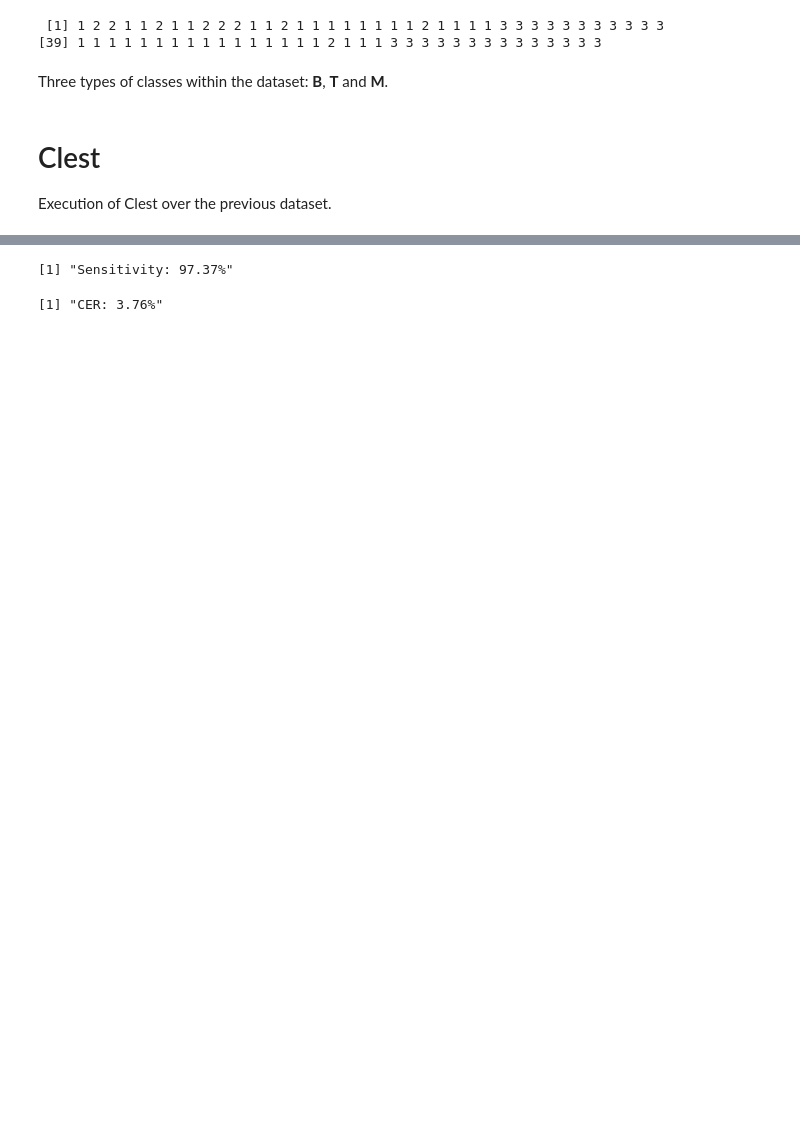
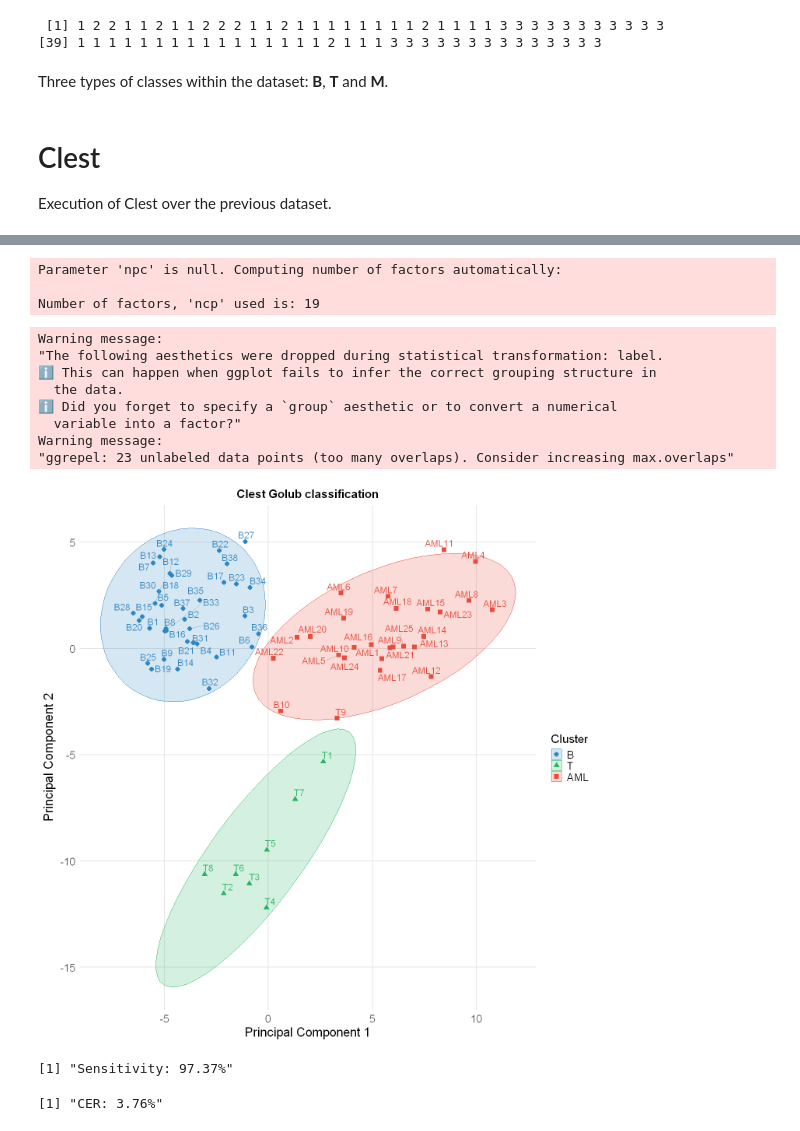
Before and after one commit to neobernad/evaluomeR, a Jupyter notebook: notebooks/use_cases/golub-clusterAnalysis-clest.ipynb, the cells around one changed output, grey strips where cells are left out. Saved outputs shown, nothing was run; the diff lists cells and outputs as text; code cells hidden in the pictures; blank space fills up the shorter version.

```diff
--- a/notebooks/use_cases/golub-clusterAnalysis-clest.ipynb
+++ b/notebooks/use_cases/golub-clusterAnalysis-clest.ipynb
@@ -84,5 +83,7 @@ Three types of classes within the dataset: **B**, **T** and **M**.
 Execution of Clest over the previous dataset.
 # %%
 dataset_matrix = as.matrix(dataset[, -1])
-clest_result = clusterAnalysis::clest(dataset_matrix, maxK=10, pmax=0.05, dmin=0.05, B=20,B0=20, clusterAlg=myPam, rho=2/3, similarity=dendextend::FM_index_R)
+clest_result = clusterAnalysis::clest(dataset_matrix, maxK=10, pmax=0.05, dmin=0.05, B=20,B0=20,
+                                      clusterAlg=myPam, rho=2/3, similarity=dendextend::FM_index_R, verbose=FALSE)
+message(paste0("Clest optimal k: ", clest_result$kopt))
 # %% [output]
@@ -106,7 +91,68 @@ clest_result = clusterAnalysis::clest(dataset_matrix, maxK=10, pmax=0.05, dmin=0
 # %%
-# Golub
-pa = cluster::pam(dataset_matrix, 3)
+pa = cluster::pam(dataset_matrix, clest_result$kopt)
 predicted = pa$clustering
+# %%
+dataset["Cluster"] = as.factor(as.numeric(predicted))
+pca_matrix = dataset %>% select(-Cluster)
+r_pca = evaluomeR::performPCA(dataset = pca_matrix)
+pca_df = r_pca$dataset_ncp
+pca_df$Cluster <- as.factor(dataset$Cluster)
+pca_df$Description <- dataset$Description
+# %% [output]
+Parameter 'npc' is null. Computing number of factors automatically:
+
+Number of factors, 'ncp' used is: 19
+# %%
+cluster_colors =  c("#2E86C1", "#28B463", "#E74C3C", "#9B59B6", "#f95d6a",
+                                    "#7F8C8D", "#FF5733", "#8E44AD", "#003f5c", "#ffa600")
+
+cluster_shapes = c(16, 17, 15, 18, 19)
+cluster_labels = c("B", "T", "AML")
+
+ggplot(pca_df, aes(x = Dim.1, y = Dim.2, shape = Cluster, color = Cluster, label = Description)) +
+  geom_point(size = 3) +
+  geom_text_repel(
+    vjust = 1,
+    hjust = 1,
+    size = 5,
+    show.legend = FALSE,
+    point.padding = 0.4,
+    box.padding = 0.25,
+    max.overlaps = 10,
+    segment.color = "grey70",
+    segment.size = 0.2
+  ) +
+  stat_ellipse(aes(fill = Cluster, group = Cluster), level = 0.95, alpha = 0.2, geom = "polygon") +
+  labs(
+    title = "Clest Golub classification",
+    x = "Principal Component 1",
+    y = "Principal Component 2"
+  ) +
+  scale_shape_manual(values = cluster_shapes, labels = cluster_labels) +
+  scale_color_manual(values = cluster_colors, labels = cluster_labels)  +
+  scale_fill_manual(values = cluster_colors, labels = cluster_labels)   +
+  theme_minimal(base_size = 15) +
+  theme(
+    plot.title = element_text(hjust = 0.5, size = 18, face = "bold"),
+    axis.title.x = element_text(size = 20),
+    axis.title.y = element_text(size = 20),
+    axis.text = element_text(size = 16),
+    legend.position = "right",
+    legend.title = element_text(size = 18),
+    legend.text = element_text(size = 16),
+    panel.grid.major = element_line(color = "grey90"),
+    panel.grid.minor = element_blank()
+  )
+# %% [output]
+Warning message:
+"The following aesthetics were dropped during statistical transformation: label.
+ℹ This can happen when ggplot fails to infer the correct grouping structure in
+  the data.
+ℹ Did you forget to specify a `group` aesthetic or to convert a numerical
+  variable into a factor?"
+Warning message:
+"ggrepel: 23 unlabeled data points (too many overlaps). Consider increasing max.overlaps"
+[figure, added]
 # %%
 sens = MLmetrics::Sensitivity(y_pred = predicted, y_true = gold_standard_vector)
 sens = format(round(sens*100, 2), nsmall = 2)
```
Also changed, not shown: parts of 5 cells of this notebook, 4 other files.
